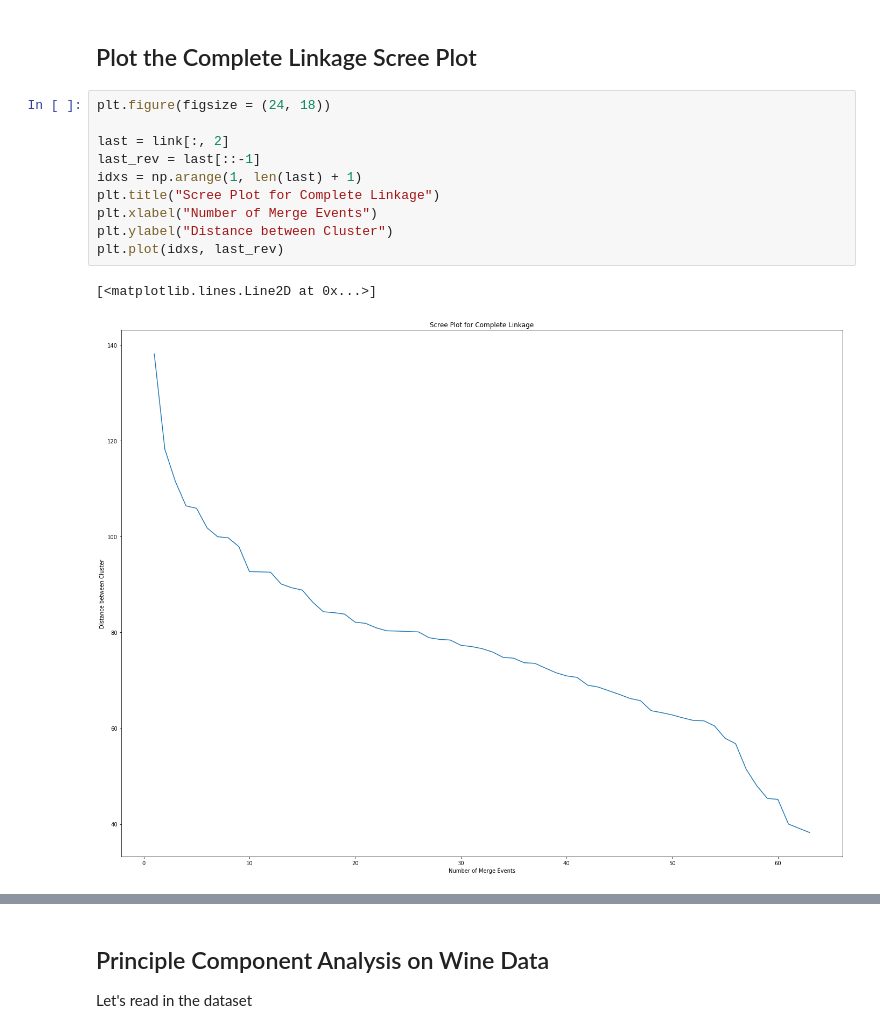
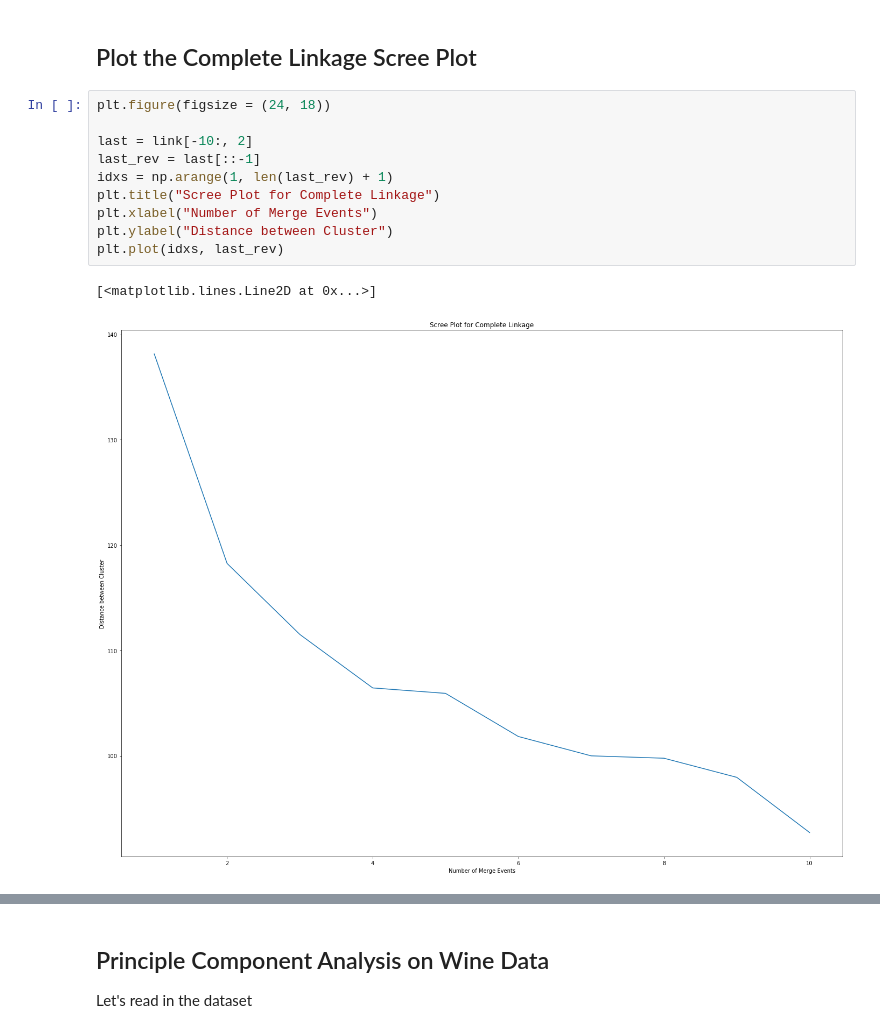
Before and after one commit to Hanel32/Datascience_Statistics_Drawer_Python, a Jupyter notebook: Unstructured Exploration of Data.ipynb, the cells around one changed output, grey strips where cells are left out. Drawn from its saved outputs; the diff is of its cells as text.

```diff
--- a/Unstructured Exploration of Data.ipynb
+++ b/Unstructured Exploration of Data.ipynb
@@ -144,13 +137,13 @@ Plot the Complete Linkage Scree Plot
 # %%
 plt.figure(figsize = (24, 18))
 
-last = link[:, 2]
+last = link[-10:, 2]
 last_rev = last[::-1]
-idxs = np.arange(1, len(last) + 1)
+idxs = np.arange(1, len(last_rev) + 1)
 plt.title("Scree Plot for Complete Linkage")
 plt.xlabel("Number of Merge Events")
 plt.ylabel("Distance between Cluster")
 plt.plot(idxs, last_rev)
 # %% [output]
 [<matplotlib.lines.Line2D at 0x...>]
-[figure, old version]
+[figure, new version]
```
Also changed, not shown: parts of 15 cells of this notebook.
